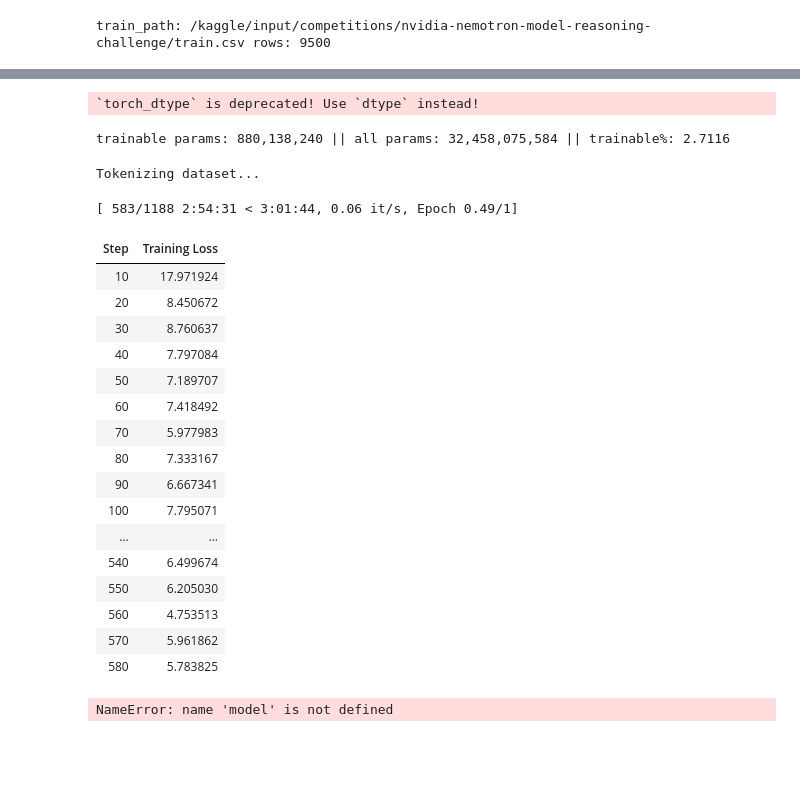
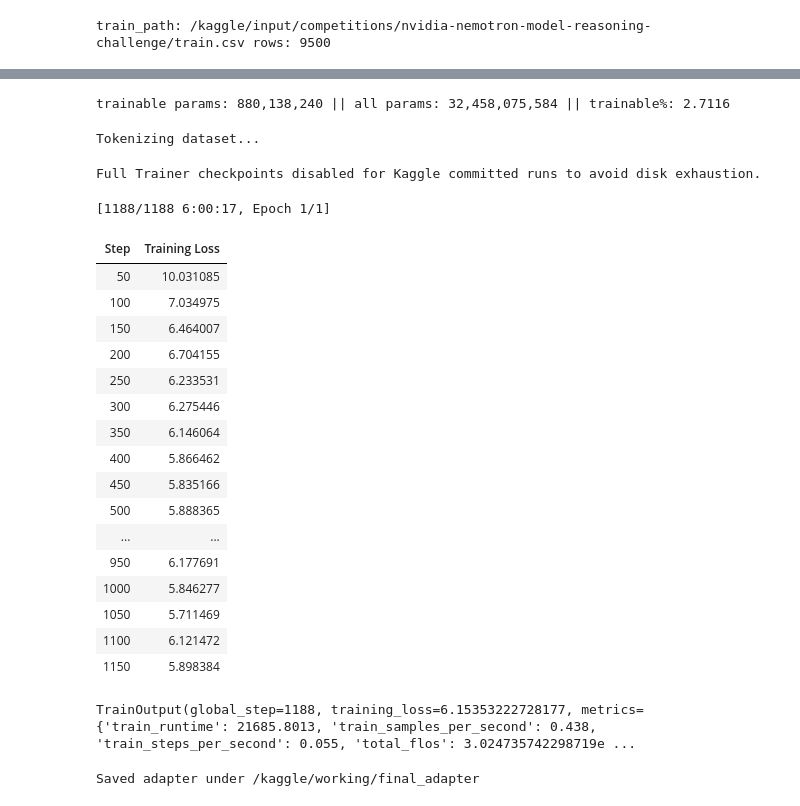
Before and after one commit to ManishModak/Nemotron-reasoning-26, a Jupyter notebook: foundation-notebook.ipynb, the cells around one changed output, grey strips where cells are left out. Cells and saved outputs as stored; diff of their text form; code cells hidden in the pictures; blank space fills up the shorter version.

Commit message:
feat: initialize LLM fine-tuning study environment with high-fidelity datasets, training notebooks, and project documentation.

```diff
--- a/foundation-notebook.ipynb
+++ b/foundation-notebook.ipynb
@@ -121,11 +140,11 @@ Downloading model via kagglehub (requires internet)...
 sample text length (chars): 673
 # %%
-# --- Cell 5: model + LoRA ---
+# --- Cell 4 (Model): Load 30B model & attach LoRA (rank 32) ---
 model = AutoModelForCausalLM.from_pretrained(
     MODEL_PATH,
     device_map="auto",
     trust_remote_code=True,
-    torch_dtype=torch.bfloat16,
+    dtype=torch.bfloat16,
 )
 
 lora_config = LoraConfig(
@@ -139,27 +158,30 @@ lora_config = LoraConfig(
 model = get_peft_model(model, lora_config)
 model.print_trainable_parameters()
 # %% [output]
-`torch_dtype` is deprecated! Use `dtype` instead!
+trainable params: 880,138,240 || all params: 32,458,075,584 || trainable%: 2.7116
-trainable params: 880,138,240 || all params: 32,458,075,584 || trainable%: 2.7116
 # %%
 # --- Cell 6: Training (Replaced TRL with transformers.Trainer for offline mode) ---
+from pathlib import Path
 from transformers import TrainingArguments, Trainer, DataCollatorForLanguageModeling
 
 # Fallback definitions in case they were lost from memory
 OUTPUT_DIR = globals().get("OUTPUT_DIR", "/kaggle/working")
+FINAL_ADAPTER_DIR = globals().get("FINAL_ADAPTER_DIR", f"{OUTPUT_DIR}/final_adapter")
 NUM_EPOCHS = globals().get("NUM_EPOCHS", 1)
 PER_DEVICE_TRAIN_BATCH_SIZE = globals().get("PER_DEVICE_TRAIN_BATCH_SIZE", 1)
 GRADIENT_ACCUMULATION_STEPS = globals().get("GRADIENT_ACCUMULATION_STEPS", 8)
 LEARNING_RATE = globals().get("LEARNING_RATE", 2e-4)
-MAX_SEQ_LENGTH = globals().get("MAX_SEQ_LENGTH", 4096)
+MAX_SEQ_LENGTH = globals().get("MAX_SEQ_LENGTH", 1024)
+
+os.makedirs(FINAL_ADAPTER_DIR, exist_ok=True)
 
 training_args = TrainingArguments(
-    output_dir=f"{OUTPUT_DIR}/sft_checkpoints",
+    output_dir=OUTPUT_DIR,
     num_train_epochs=NUM_EPOCHS,
     per_device_train_batch_size=PER_DEVICE_TRAIN_BATCH_SIZE,
     gradient_accumulation_steps=GRADIENT_ACCUMULATION_STEPS,
     learning_rate=LEARNING_RATE,
-    logging_steps=10,
+    logging_steps=50,
     save_strategy="no",
     bf16=True,
     report_to="none",
@@ -180,58 +202,71 @@ trainer = Trainer(
     train_dataset=tokenized_train_ds,
     data_collator=data_collator,
 )
 
 # Fix Kaggle read-only permission error on Triton binaries
 import os
 import shutil
 import subprocess
 
-ro_bin_dir = "/kaggle/usr/lib/notebooks/ryanholbrook/nvidia_utility_script/triton/backends/nvidia/bin"
+triton_bin_candidates = [
+    "/kaggle/usr/lib/notebooks/ryanholbrook/nvidia_utility_script/triton/backends/nvidia/bin",
+    "/kaggle/usr/lib/notebooks/ryanholbrook/nvidia-utility-script/triton/backends/nvidia/bin",
+]
+ro_bin_dir = next((path for path in triton_bin_candidates if os.path.exists(path)), None)
 rw_bin_dir = "/kaggle/working/triton_bin"
-if os.path.exists(ro_bin_dir):
+if ro_bin_dir:
     os.makedirs(rw_bin_dir, exist_ok=True)
     for f in os.listdir(ro_bin_dir):
         src = os.path.join(ro_bin_dir, f)
         dst = os.path.join(rw_bin_dir, f)
         if not os.path.exists(dst):
             shutil.copy2(src, dst)
         os.chmod(dst, 0o777)
 
     orig_popen = subprocess.Popen
+
     def patched_popen(*args, **kwargs):
         if args and isinstance(args[0], list) and isinstance(args[0][0], str):
             if args[0][0].startswith(ro_bin_dir):
                 args[0][0] = args[0][0].replace(ro_bin_dir, rw_bin_dir)
         return orig_popen(*args, **kwargs)
+
     subprocess.Popen = patched_popen
 
+print("Full Trainer checkpoints disabled for Kaggle committed runs to avoid disk exhaustion.")
 trainer.train()
 # %% [output]
 Tokenizing dataset...
-[ 583/1188 2:54:31 < 3:01:44, 0.06 it/s, Epoch 0.49/1]
+Full Trainer checkpoints disabled for Kaggle committed runs to avoid disk exhaustion.
+[1188/1188 6:00:17, Epoch 1/1]
 | Step | Training Loss |
-| 10 | 17.971924 |
-| 20 | 8.450672 |
-| 30 | 8.760637 |
-| 40 | 7.797084 |
-| 50 | 7.189707 |
-| 60 | 7.418492 |
-| 70 | 5.977983 |
-| 80 | 7.333167 |
-| 90 | 6.667341 |
-| 100 | 7.795071 |
+| 50 | 10.031085 |
+| 100 | 7.034975 |
+| 150 | 6.464007 |
+| 200 | 6.704155 |
+| 250 | 6.233531 |
+| 300 | 6.275446 |
+| 350 | 6.146064 |
+| 400 | 5.866462 |
+| 450 | 5.835166 |
+| 500 | 5.888365 |
 | ... | ... |
-| 540 | 6.499674 |
-| 550 | 6.205030 |
-| 560 | 4.753513 |
-| 570 | 5.961862 |
-| 580 | 5.783825 |
+| 950 | 6.177691 |
+| 1000 | 5.846277 |
+| 1050 | 5.711469 |
+| 1100 | 6.121472 |
+| 1150 | 5.898384 |
+TrainOutput(global_step=1188, training_loss=6.15353222728177, metrics={'train_runtime': 21685.8013, 'train_samples_per_second': 0.438, 'train_steps_per_second': 0.055, 'total_flos': 3.024735742298719e ...
 # %%
 # --- Cell 6 (Export): Save trained adapter weights ---
-model.save_pretrained(OUTPUT_DIR)
-print("Saved adapter under", OUTPUT_DIR)
+from pathlib import Path
+
+final_adapter_dir = Path(FINAL_ADAPTER_DIR)
+final_adapter_dir.mkdir(parents=True, exist_ok=True)
+model.save_pretrained(final_adapter_dir)
+print("Saved adapter under", final_adapter_dir)
 # %% [output]
-NameError: name 'model' is not defined
+Saved adapter under /kaggle/working/final_adapter
 # %%
 # --- Cell 7 (Submit): Zip adapter files for Kaggle submission ---
 import subprocess
```
Also changed, not shown: parts of 3 cells of this notebook, 18 other files.
